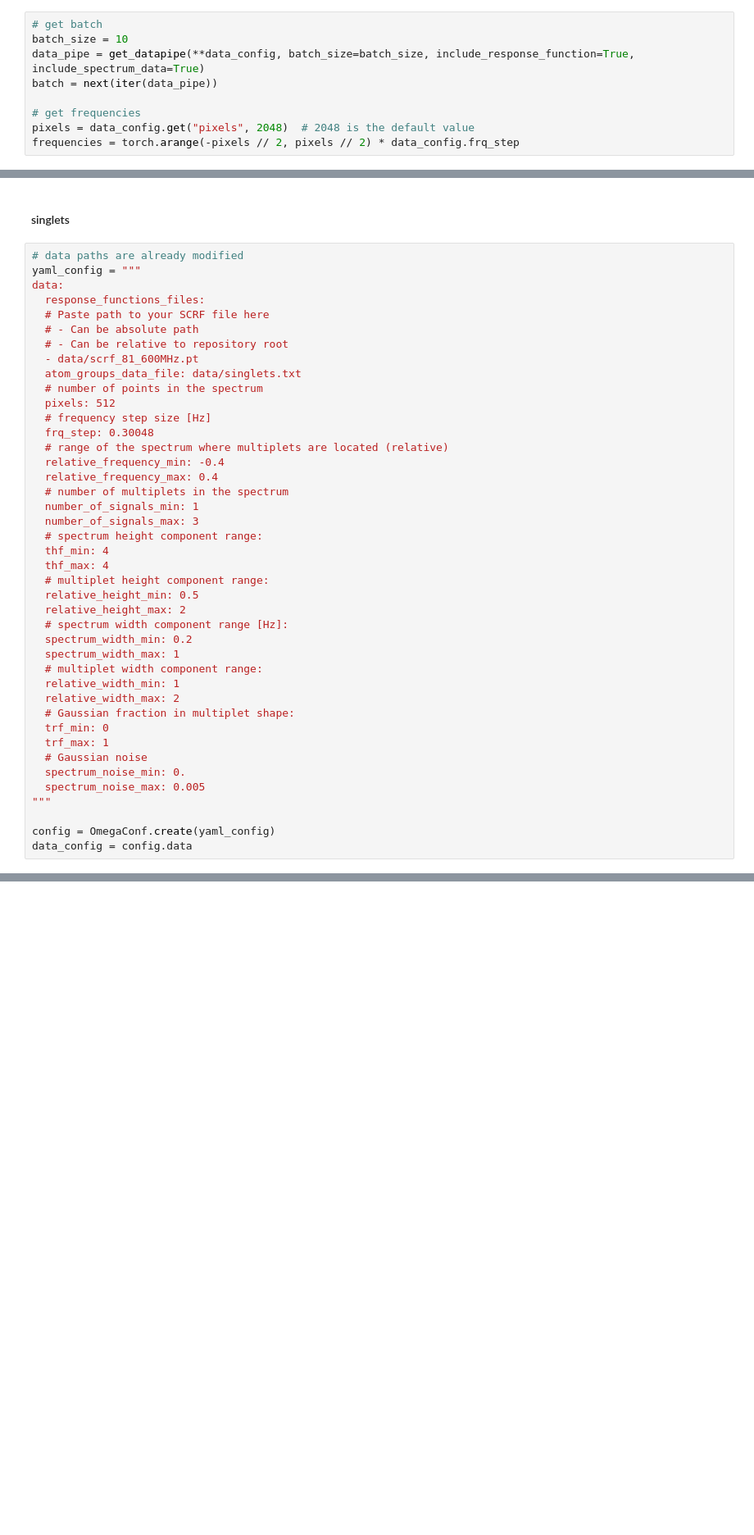
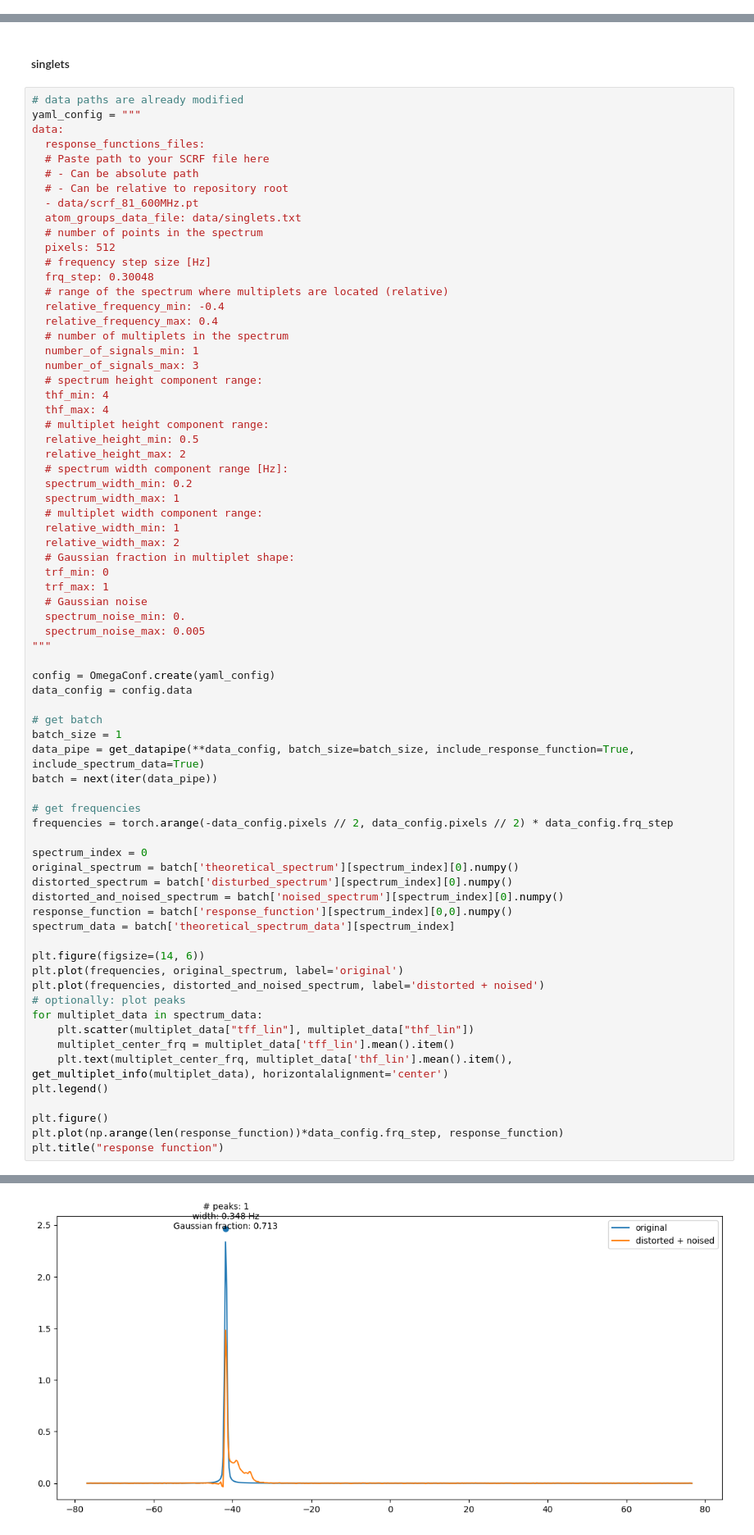
Before and after one commit to center4ml/shimnet, a Jupyter notebook: Workshop_Colab_notebooks/ShimNet_workshop3.ipynb, the cells around one changed output, grey strips where cells are left out. Shown: that part at 82% size. Drawn from its saved outputs; the diff is of its cells as text; blank space fills up the shorter version.

```diff
--- a/Workshop_Colab_notebooks/ShimNet_workshop3.ipynb
+++ b/Workshop_Colab_notebooks/ShimNet_workshop3.ipynb
@@ -156,9 +196,0 @@ data_config = config.data
-# %%
-# get batch
-batch_size = 10
-data_pipe = get_datapipe(**data_config, batch_size=batch_size, include_response_function=True, include_spectrum_data=True)
-batch = next(iter(data_pipe))
-
-# get frequencies
-pixels = data_config.get("pixels", 2048)  # 2048 is the default value
-frequencies = torch.arange(-pixels // 2, pixels // 2) * data_config.frq_step
@@ -233,3 +240,33 @@ data:
 
 config = OmegaConf.create(yaml_config)
 data_config = config.data
+
+# get batch
+batch_size = 1
+data_pipe = get_datapipe(**data_config, batch_size=batch_size, include_response_function=True, include_spectrum_data=True)
+batch = next(iter(data_pipe))
+
+# get frequencies
+frequencies = torch.arange(-data_config.pixels // 2, data_config.pixels // 2) * data_config.frq_step
+
+spectrum_index = 0
+original_spectrum = batch['theoretical_spectrum'][spectrum_index][0].numpy()
+distorted_spectrum = batch['disturbed_spectrum'][spectrum_index][0].numpy()
+distorted_and_noised_spectrum = batch['noised_spectrum'][spectrum_index][0].numpy()
+response_function = batch['response_function'][spectrum_index][0,0].numpy()
+spectrum_data = batch['theoretical_spectrum_data'][spectrum_index]
+
+plt.figure(figsize=(14, 6))
+plt.plot(frequencies, original_spectrum, label='original')
+plt.plot(frequencies, distorted_and_noised_spectrum, label='distorted + noised')
+# optionally: plot peaks
+for multiplet_data in spectrum_data:
+    plt.scatter(multiplet_data["tff_lin"], multiplet_data["thf_lin"])
+    multiplet_center_frq = multiplet_data['tff_lin'].mean().item()
+    plt.text(multiplet_center_frq, multiplet_data['thf_lin'].mean().item(), get_multiplet_info(multiplet_data), horizontalalignment='center')
+plt.legend()
+
+plt.figure()
+plt.plot(np.arange(len(response_function))*data_config.frq_step, response_function)
+plt.title("response function")
+# %% [output]
@@ -235,0 +274 @@ data_config = config.data
+[figure, added]
```
Also changed, not shown: parts of 16 cells of this notebook, 2 other files.
